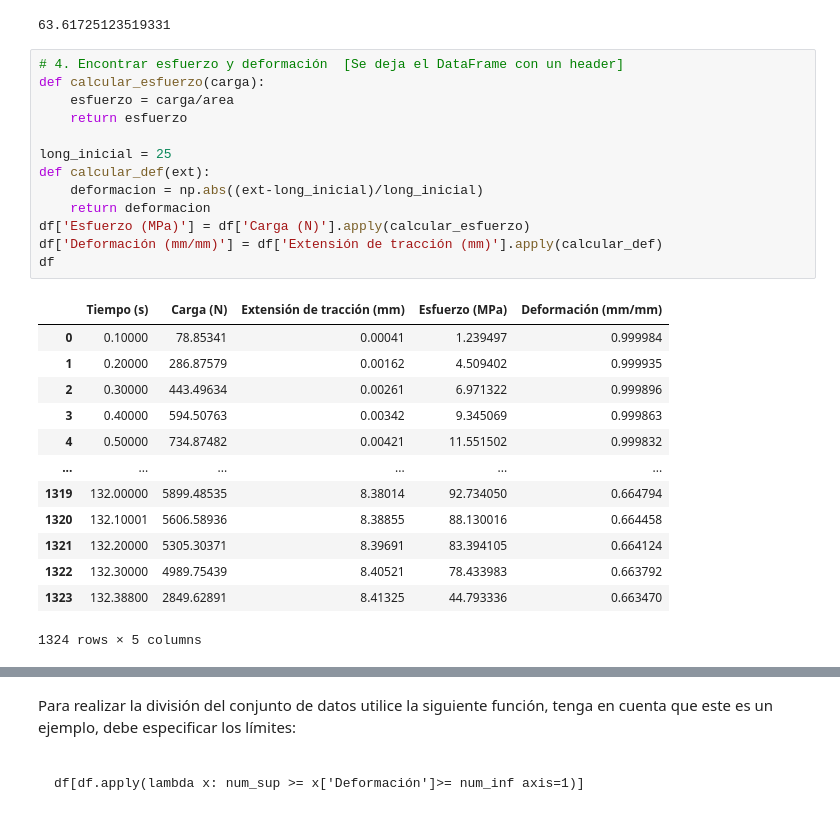
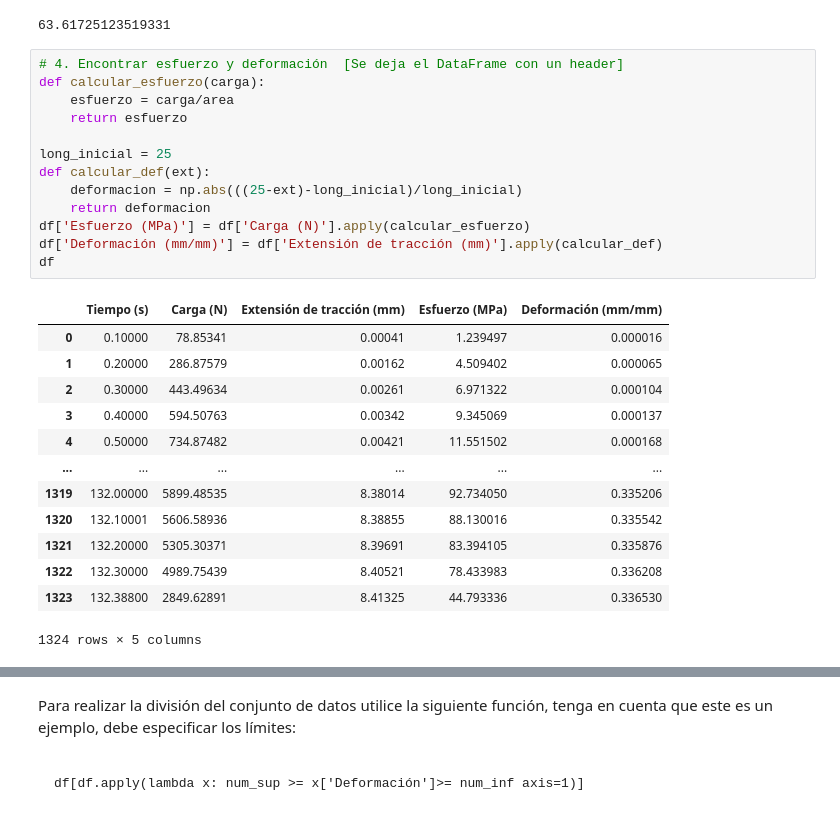
Before and after one commit to adazaa21/a_dazaa_2_HC, a Jupyter notebook: Taller_1.ipynb, the cells around one changed output, grey strips where cells are left out. Saved outputs shown, nothing was run; the diff lists cells and outputs as text.

```diff
--- a/Taller_1.ipynb
+++ b/Taller_1.ipynb
@@ -290,29 +290,29 @@ area
 # %%
 # 4. Encontrar esfuerzo y deformación  [Se deja el DataFrame con un header]
 def calcular_esfuerzo(carga):
     esfuerzo = carga/area
     return esfuerzo
 
 long_inicial = 25
 def calcular_def(ext):
-    deformacion = np.abs((ext-long_inicial)/long_inicial)
+    deformacion = np.abs(((25-ext)-long_inicial)/long_inicial)
     return deformacion
 df['Esfuerzo (MPa)'] = df['Carga (N)'].apply(calcular_esfuerzo)
 df['Deformación (mm/mm)'] = df['Extensión de tracción (mm)'].apply(calcular_def)
 df
 # %% [output]
 |  | Tiempo (s) | Carga (N) | Extensión de tracción (mm) | Esfuerzo (MPa) | Deformación (mm/mm) |
-| 0 | 0.10000 | 78.85341 | 0.00041 | 1.239497 | 0.999984 |
-| 1 | 0.20000 | 286.87579 | 0.00162 | 4.509402 | 0.999935 |
-| 2 | 0.30000 | 443.49634 | 0.00261 | 6.971322 | 0.999896 |
-| 3 | 0.40000 | 594.50763 | 0.00342 | 9.345069 | 0.999863 |
-| 4 | 0.50000 | 734.87482 | 0.00421 | 11.551502 | 0.999832 |
+| 0 | 0.10000 | 78.85341 | 0.00041 | 1.239497 | 0.000016 |
+| 1 | 0.20000 | 286.87579 | 0.00162 | 4.509402 | 0.000065 |
+| 2 | 0.30000 | 443.49634 | 0.00261 | 6.971322 | 0.000104 |
+| 3 | 0.40000 | 594.50763 | 0.00342 | 9.345069 | 0.000137 |
+| 4 | 0.50000 | 734.87482 | 0.00421 | 11.551502 | 0.000168 |
 | ... | ... | ... | ... | ... | ... |
-| 1319 | 132.00000 | 5899.48535 | 8.38014 | 92.734050 | 0.664794 |
-| 1320 | 132.10001 | 5606.58936 | 8.38855 | 88.130016 | 0.664458 |
-| 1321 | 132.20000 | 5305.30371 | 8.39691 | 83.394105 | 0.664124 |
-| 1322 | 132.30000 | 4989.75439 | 8.40521 | 78.433983 | 0.663792 |
-| 1323 | 132.38800 | 2849.62891 | 8.41325 | 44.793336 | 0.663470 |
+| 1319 | 132.00000 | 5899.48535 | 8.38014 | 92.734050 | 0.335206 |
+| 1320 | 132.10001 | 5606.58936 | 8.38855 | 88.130016 | 0.335542 |
+| 1321 | 132.20000 | 5305.30371 | 8.39691 | 83.394105 | 0.335876 |
+| 1322 | 132.30000 | 4989.75439 | 8.40521 | 78.433983 | 0.336208 |
+| 1323 | 132.38800 | 2849.62891 | 8.41325 | 44.793336 | 0.336530 |
 1324 rows × 5 columns
 # %%
 # 5. Gráfica esfuerzo vs deformación
```
Also changed, not shown: parts of 11 cells of this notebook.
